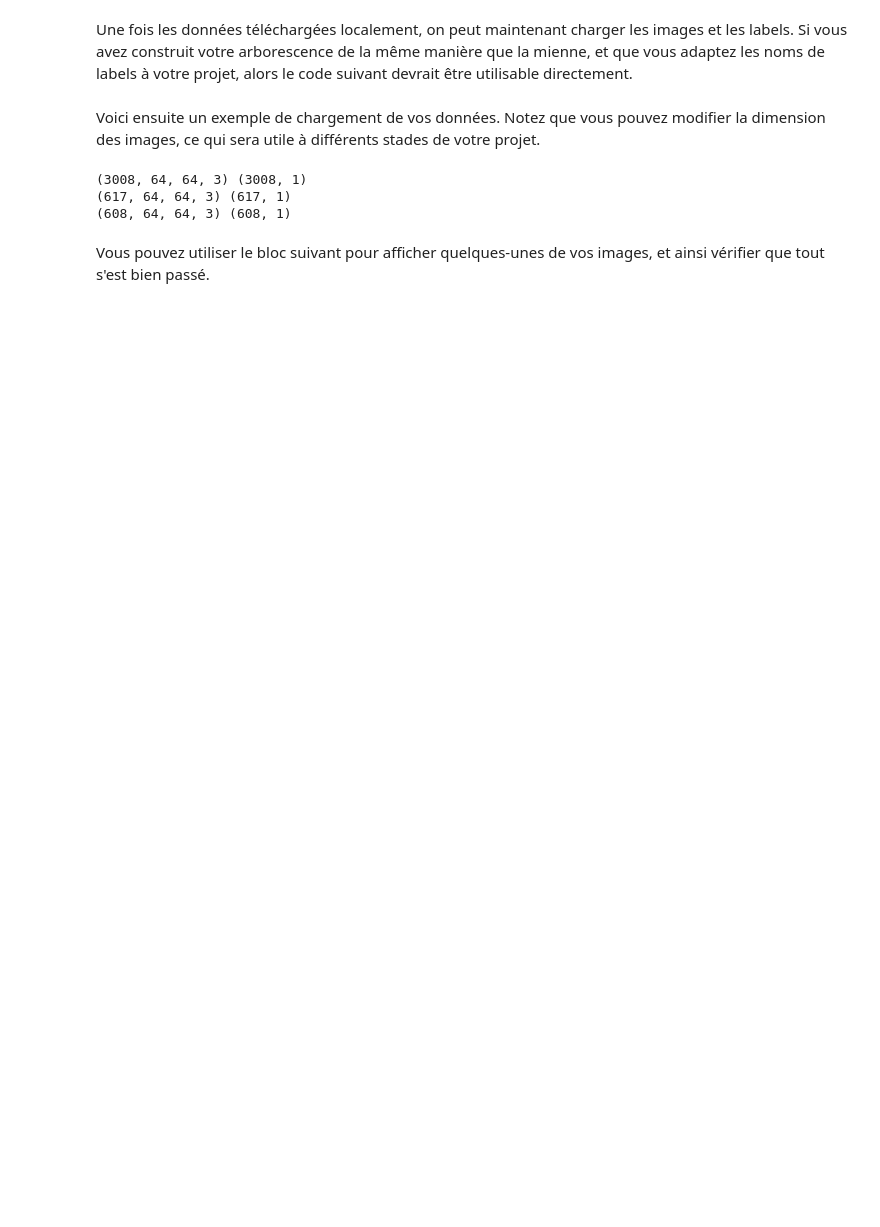
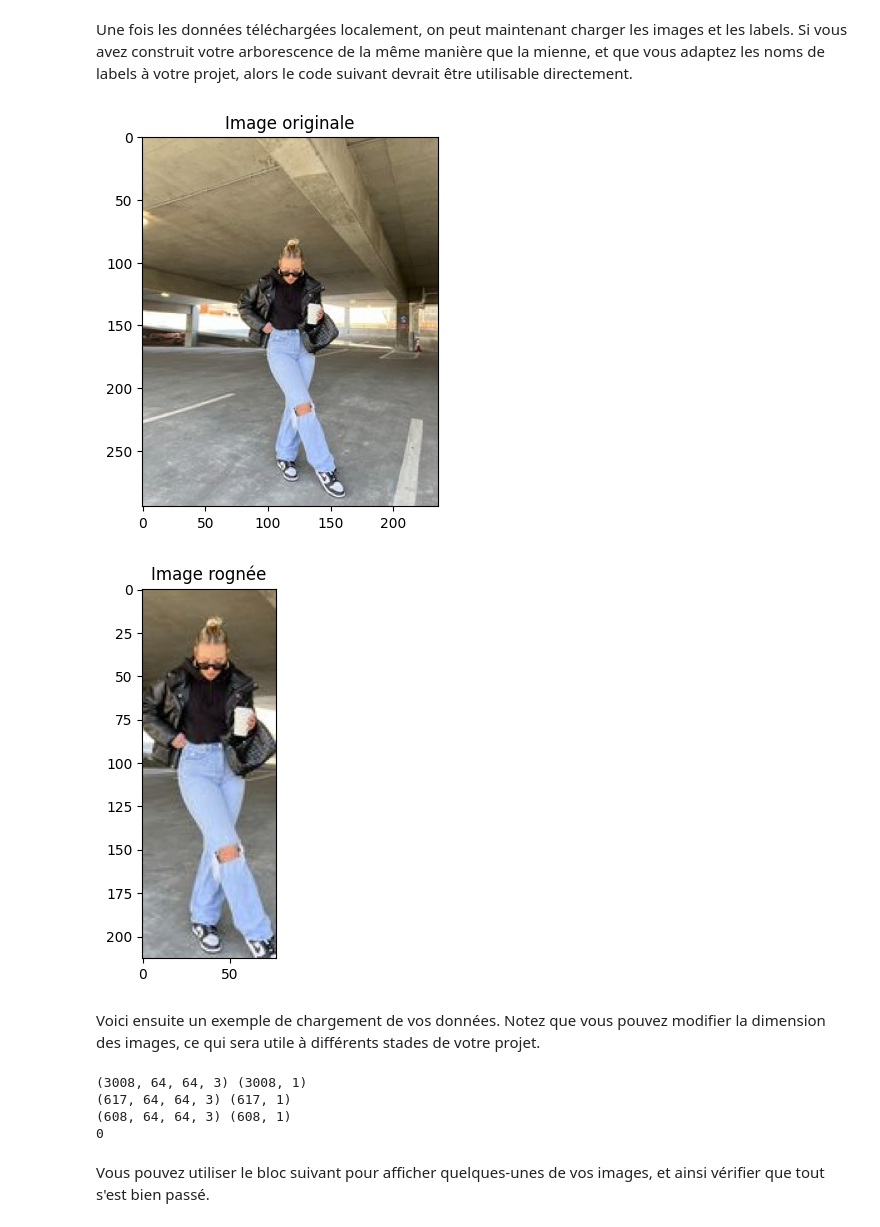
Before and after one commit to TItygrosminet/Projet_Deep_Learning, a Jupyter notebook: src/Script.ipynb, the cells around one changed output. Cells and saved outputs as stored; diff of their text form; code cells hidden in the pictures; blank space fills up the shorter version.

```diff
--- a/src/Script.ipynb
+++ b/src/Script.ipynb
@@ -21,3 +52,28 @@ Une fois les données téléchargées localement, on peut maintenant charger les
+# %%
+import cv2
+import matplotlib.pyplot as plt
+
+# Charger l'image
+image = cv2.imread("./Projet_Deep_Learning/src/donnees/test/streetwear/streetwear (760).jpg")
+
+# Appliquer la fonction crop
+image_cropped, cropped = crop(image)
+
+if not cropped:
+  print("No person detected")
+
+# Afficher l'image originale
+plt.imshow(cv2.cvtColor(image, cv2.COLOR_BGR2RGB))
+plt.title("Image originale")
+plt.show()
+
+# Afficher l'image rognée
+plt.imshow(cv2.cvtColor(image_cropped, cv2.COLOR_BGR2RGB))
+plt.title("Image rognée")
+plt.show()
+# %% [output]
+[figure, added]
+[figure, added]
 # %%
 import os
 import shutil
@@ -65,20 +129,28 @@ def load_data(data_path, classes, dataset='train', image_size=64):
 # %% [markdown]
 Voici ensuite un exemple de chargement de vos données. Notez que vous pouvez modifier la dimension des images, ce qui sera utile à différents stades de votre projet.
 # %%
+num_cropped = 0;
+
 labels = ['vintage', 'classique', 'gothique', 'streetwear', 'chic']
 
 x_train, y_train = load_data(path, labels, dataset='train', image_size=64)
+# num_cropped += cropped
 print(x_train.shape, y_train.shape)
 
 x_val, y_val = load_data(path, labels, dataset='validation', image_size=64)
+# num_cropped += cropped
 print(x_val.shape, y_val.shape)
 
 x_test, y_test = load_data(path, labels, dataset='test', image_size=64)
+# num_cropped += cropped
 print(x_test.shape, y_test.shape)
+
+print(num_cropped)
 # %% [output]
 (3008, 64, 64, 3) (3008, 1)
 (617, 64, 64, 3) (617, 1)
 (608, 64, 64, 3) (608, 1)
+0
 # %% [markdown]
 Vous pouvez utiliser le bloc suivant pour afficher quelques-unes de vos images, et ainsi vérifier que tout s'est bien passé.
 # %%
```
Also changed, not shown: parts of 10 cells of this notebook, 3 other files.
